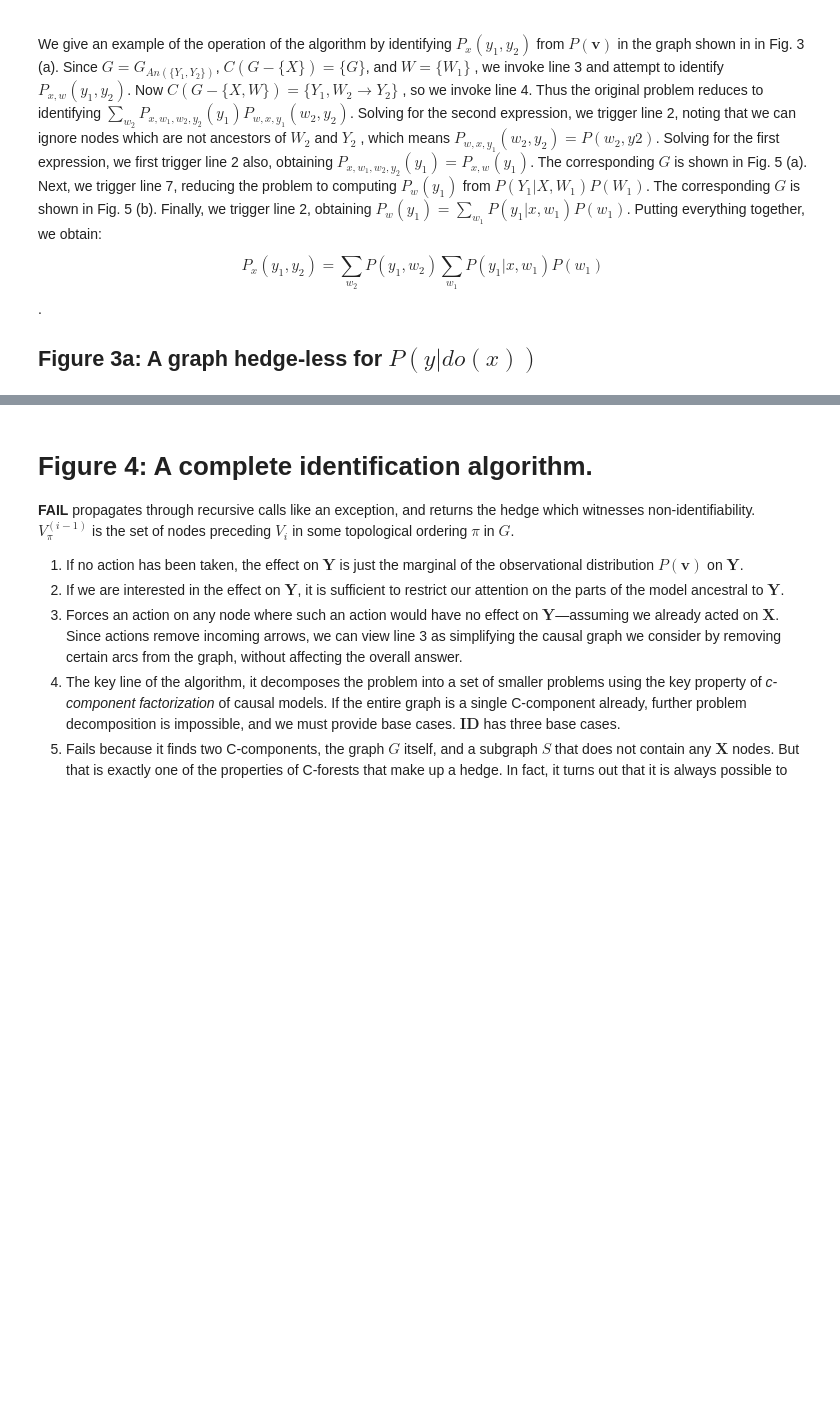
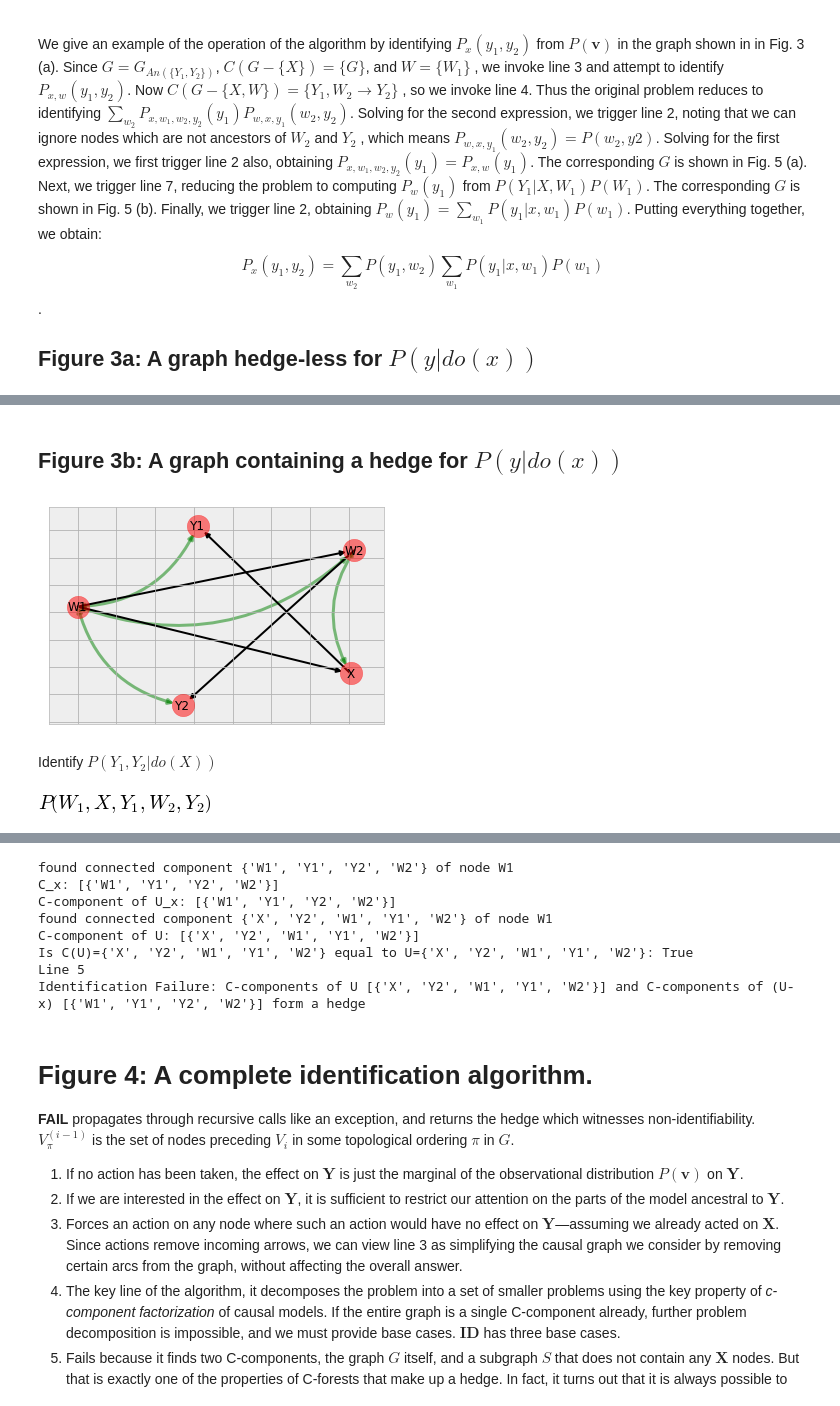
Before and after one commit to COVID-19-Causal-Reasoning/Y0, a Jupyter notebook: ID.ipynb, the cells around one changed output, grey strips where cells are left out. Cells and saved outputs as stored; diff of their text form; code cells hidden in the pictures; blank space fills up the shorter version.

```diff
--- a/ID.ipynb
+++ b/ID.ipynb
@@ -689,0 +710,27 @@ Identify $P(Y_{1} | do(W_{1}),do(W_{2}),do(X),do(Y_{2}))$
+# %% [markdown]
+## Figure 3b: A graph containing a hedge for $P(y|do(x))$
+# %%
+figure_3b = dict(G=DAG([('W1','X'),
+                   ('X','Y1'),
+                   ('W2','Y2'),
+                   ('W1','W2')]),
+                 U=DAG([('W1','Y1'),
+                        ('W1','W2'),
+                        ('W2','X'),
+                        ('W1','Y2')]))
+
+U = figure_3b['U']
+G = figure_3b['G']
+U.add_nodes_from( G.nodes )
+x, y = frozenset({'X'}), frozenset({'Y1', 'Y2'})
+P = joint_probability_distribution( G.nodes )
+
+draw_graph(**figure_3b)
+try:
+    display(ID(y, x, P, G, U))
+except identify.Fail as f:
+    print(f)
+# %% [output]
+[figure, added]
+Identify $P(Y_{1},Y_{2} | do(X))$
+[figure, added]
@@ -690,3 +738,11 @@ Identify $P(Y_{1} | do(W_{1}),do(W_{2}),do(X),do(Y_{2}))$
+found connected component {'W1', 'Y1', 'Y2', 'W2'} of node W1
+C_x: [{'W1', 'Y1', 'Y2', 'W2'}]
+C-component of U_x: [{'W1', 'Y1', 'Y2', 'W2'}]
+found connected component {'X', 'Y2', 'W1', 'Y1', 'W2'} of node W1
+C-component of U: [{'X', 'Y2', 'W1', 'Y1', 'W2'}]
+Is C(U)={'X', 'Y2', 'W1', 'Y1', 'W2'} equal to U={'X', 'Y2', 'W1', 'Y1', 'W2'}: True
+Line 5
+Identification Failure: C-components of U [{'X', 'Y2', 'W1', 'Y1', 'W2'}] and C-components of (U-x) [{'W1', 'Y1', 'Y2', 'W2'}] form a hedge
 # %%
 import sympy
 display(sympy.latex(Symbol('Y1')))
```
Also changed, not shown: parts of 15 cells of this notebook, 2 other files.
